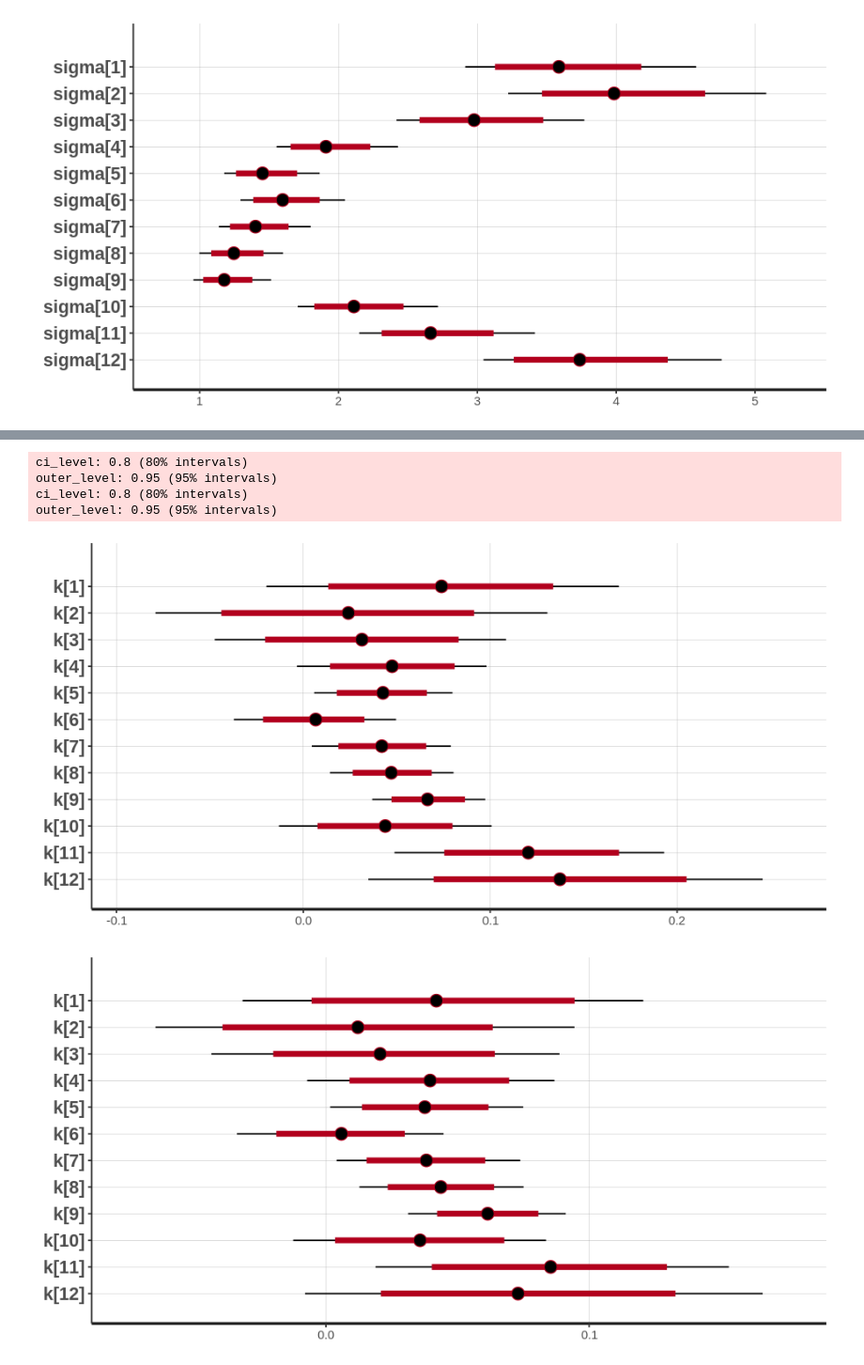
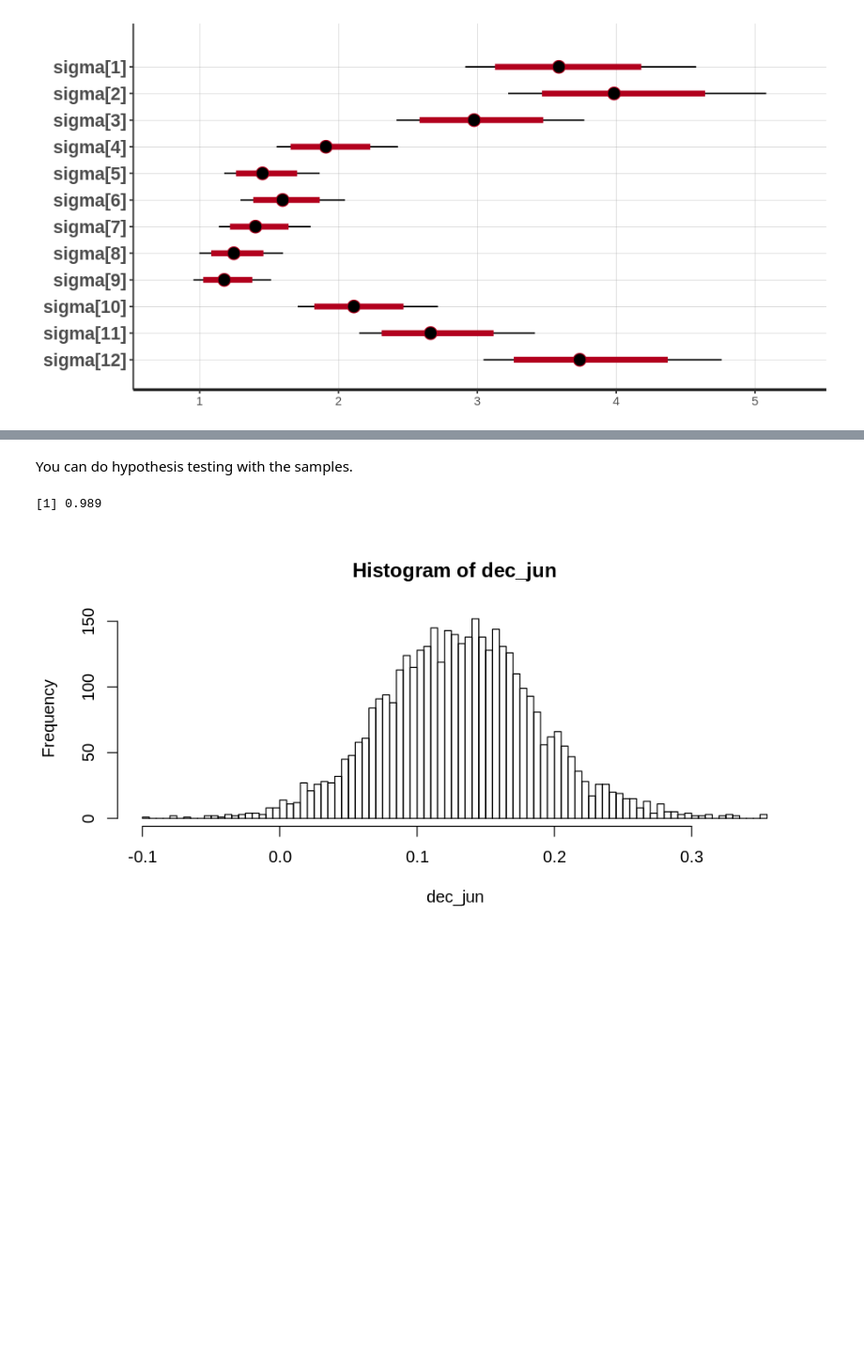
Before and after one commit to euxoa/ompeluseura, a Jupyter notebook: Ompeluseura_apt_get.ipynb, the cells around one changed output, grey strips where cells are left out. Shown at 94% size. Cells and saved outputs as stored; diff of their text form; code cells hidden in the pictures; blank space fills up the shorter version.

```diff
--- a/Ompeluseura_apt_get.ipynb
+++ b/Ompeluseura_apt_get.ipynb
@@ -263,10 +210,9 @@ outer_level: 0.95 (95% intervals)
-# %%
-plot(fit, pars="k")
-plot(fith, pars="k")
-# %% [output]
-ci_level: 0.8 (80% intervals)
-outer_level: 0.95 (95% intervals)
-ci_level: 0.8 (80% intervals)
-outer_level: 0.95 (95% intervals)
-[figure, removed]
-[figure, removed]
+# %% [markdown]
+You can do hypothesis testing with the samples.
+# %%
+dec_jun <- extract(fit, "k[12]")[[1]] - extract(fit, "k[6]")[[1]]
+mean(dec_jun>0)
+hist(dec_jun, n=100)
+# %% [output]
+[1] 0.989
+[figure, added]
```
Also changed, not shown: parts of 2 cells of this notebook.
